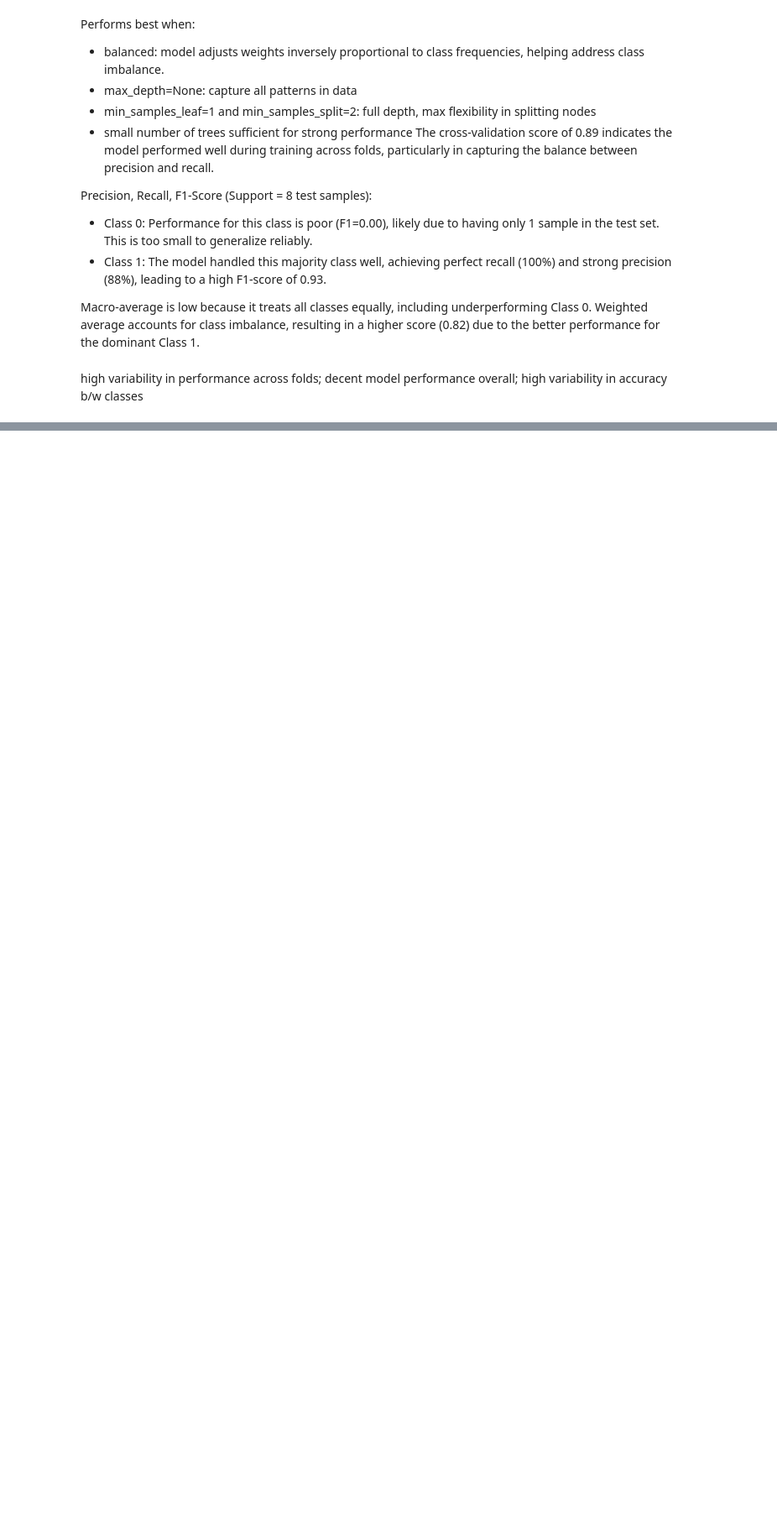
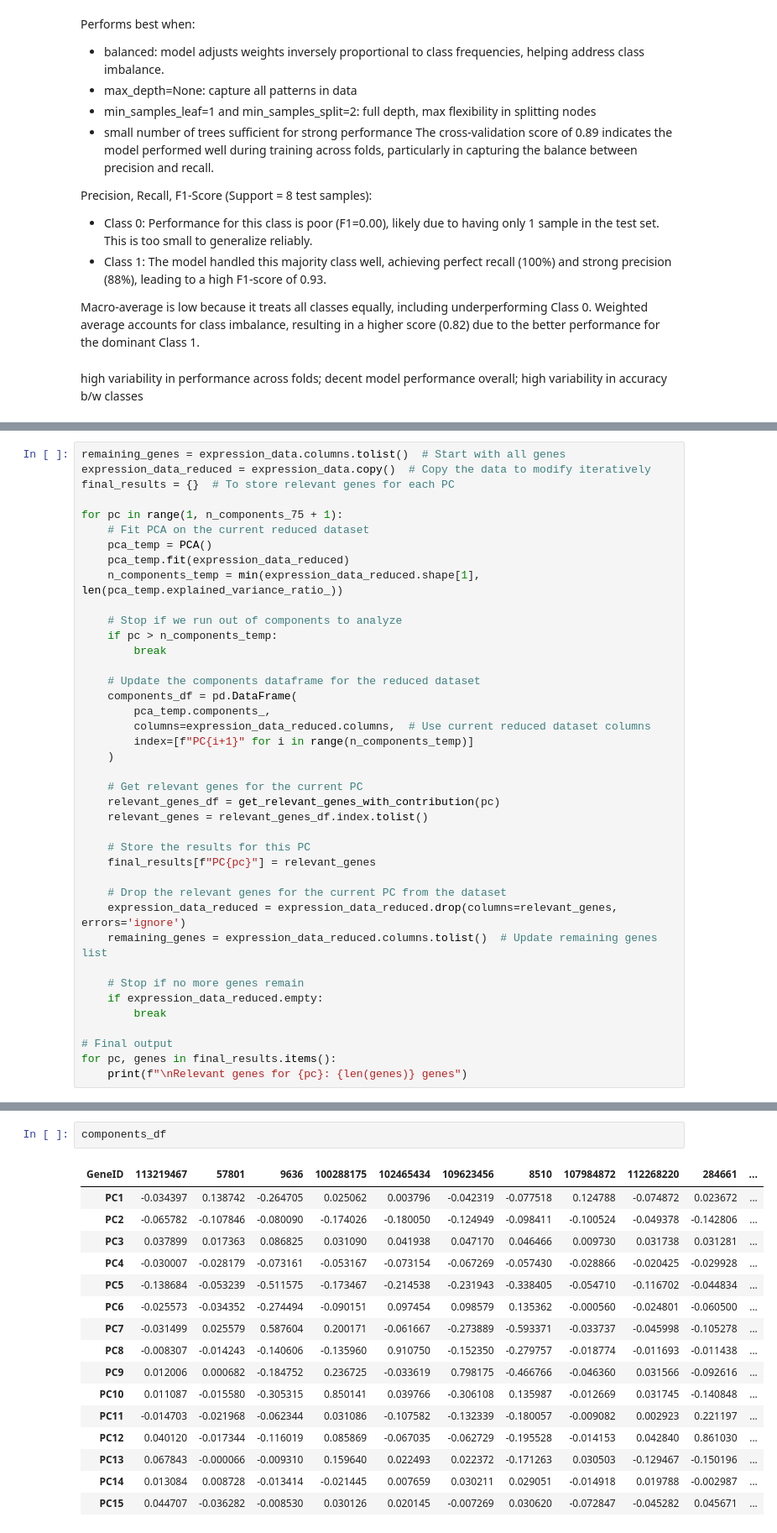
Before and after one commit to zoraizmohammad/LifeEdit-geneclassifier, a Jupyter notebook: Code/classifier_imt/forest_classifier.ipynb, the cells around one changed output, grey strips where cells are left out. Shown: that part at 84% size. Drawn from its saved outputs; the diff is of its cells as text; blank space fills up the shorter version.

```diff
--- a/Code/classifier_imt/forest_classifier.ipynb
+++ b/Code/classifier_imt/forest_classifier.ipynb
@@ -451,0 +823,40 @@ high variability in performance across folds; decent model performance overall;
+# %%
+remaining_genes = expression_data.columns.tolist()  # Start with all genes
+expression_data_reduced = expression_data.copy()  # Copy the data to modify iteratively
+final_results = {}  # To store relevant genes for each PC
+
+for pc in range(1, n_components_75 + 1):
+    # Fit PCA on the current reduced dataset
+    pca_temp = PCA()
+    pca_temp.fit(expression_data_reduced)
+    n_components_temp = min(expression_data_reduced.shape[1], len(pca_temp.explained_variance_ratio_))
+
+    # Stop if we run out of components to analyze
+    if pc > n_components_temp:
+        break
+
+    # Update the components dataframe for the reduced dataset
+    components_df = pd.DataFrame(
+        pca_temp.components_,
+        columns=expression_data_reduced.columns,  # Use current reduced dataset columns
+        index=[f"PC{i+1}" for i in range(n_components_temp)]
+    )
+
+    # Get relevant genes for the current PC
+    relevant_genes_df = get_relevant_genes_with_contribution(pc)
+    relevant_genes = relevant_genes_df.index.tolist()
+
+    # Store the results for this PC
+    final_results[f"PC{pc}"] = relevant_genes
+
+    # Drop the relevant genes for the current PC from the dataset
+    expression_data_reduced = expression_data_reduced.drop(columns=relevant_genes, errors='ignore')
+    remaining_genes = expression_data_reduced.columns.tolist()  # Update remaining genes list
+
+    # Stop if no more genes remain
+    if expression_data_reduced.empty:
+        break
+
+# Final output
+for pc, genes in final_results.items():
+    print(f"\nRelevant genes for {pc}: {len(genes)} genes")
@@ -451,0 +869,19 @@ high variability in performance across folds; decent model performance overall;
+# %%
+components_df
+# %% [output]
+| GeneID | 113219467 | 57801 | 9636 | 100288175 | 102465434 | 109623456 | 8510 | 107984872 | 112268220 | 284661 | ... |
+| PC1 | -0.034397 | 0.138742 | -0.264705 | 0.025062 | 0.003796 | -0.042319 | -0.077518 | 0.124788 | -0.074872 | 0.023672 | ... |
+| PC2 | -0.065782 | -0.107846 | -0.080090 | -0.174026 | -0.180050 | -0.124949 | -0.098411 | -0.100524 | -0.049378 | -0.142806 | ... |
+| PC3 | 0.037899 | 0.017363 | 0.086825 | 0.031090 | 0.041938 | 0.047170 | 0.046466 | 0.009730 | 0.031738 | 0.031281 | ... |
+| PC4 | -0.030007 | -0.028179 | -0.073161 | -0.053167 | -0.073154 | -0.067269 | -0.057430 | -0.028866 | -0.020425 | -0.029928 | ... |
+| PC5 | -0.138684 | -0.053239 | -0.511575 | -0.173467 | -0.214538 | -0.231943 | -0.338405 | -0.054710 | -0.116702 | -0.044834 | ... |
+| PC6 | -0.025573 | -0.034352 | -0.274494 | -0.090151 | 0.097454 | 0.098579 | 0.135362 | -0.000560 | -0.024801 | -0.060500 | ... |
+| PC7 | -0.031499 | 0.025579 | 0.587604 | 0.200171 | -0.061667 | -0.273889 | -0.593371 | -0.033737 | -0.045998 | -0.105278 | ... |
+| PC8 | -0.008307 | -0.014243 | -0.140606 | -0.135960 | 0.910750 | -0.152350 | -0.279757 | -0.018774 | -0.011693 | -0.011438 | ... |
+| PC9 | 0.012006 | 0.000682 | -0.184752 | 0.236725 | -0.033619 | 0.798175 | -0.466766 | -0.046360 | 0.031566 | -0.092616 | ... |
+| PC10 | 0.011087 | -0.015580 | -0.305315 | 0.850141 | 0.039766 | -0.306108 | 0.135987 | -0.012669 | 0.031745 | -0.140848 | ... |
+| PC11 | -0.014703 | -0.021968 | -0.062344 | 0.031086 | -0.107582 | -0.132339 | -0.180057 | -0.009082 | 0.002923 | 0.221197 | ... |
+| PC12 | 0.040120 | -0.017344 | -0.116019 | 0.085869 | -0.067035 | -0.062729 | -0.195528 | -0.014153 | 0.042840 | 0.861030 | ... |
+| PC13 | 0.067843 | -0.000066 | -0.009310 | 0.159640 | 0.022493 | 0.022372 | -0.171263 | 0.030503 | -0.129467 | -0.150196 | ... |
+| PC14 | 0.013084 | 0.008728 | -0.013414 | -0.021445 | 0.007659 | 0.030211 | 0.029051 | -0.014918 | 0.019788 | -0.002987 | ... |
+| PC15 | 0.044707 | -0.036282 | -0.008530 | 0.030126 | 0.020145 | -0.007269 | 0.030620 | -0.072847 | -0.045282 | 0.045671 | ... |
```
Also changed, not shown: parts of 21 cells of this notebook.
